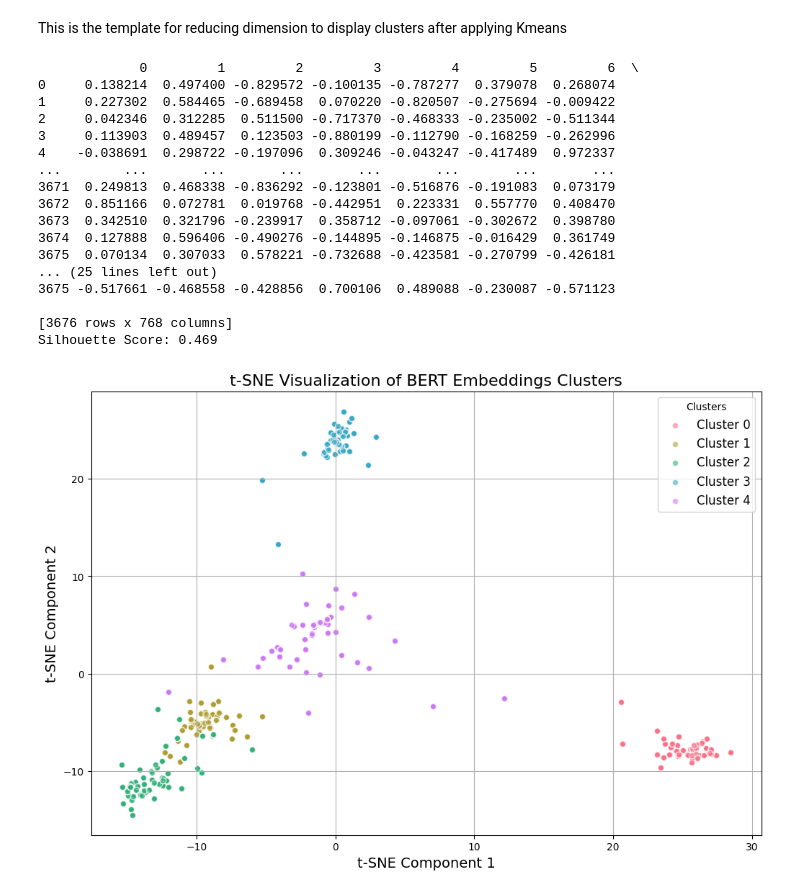
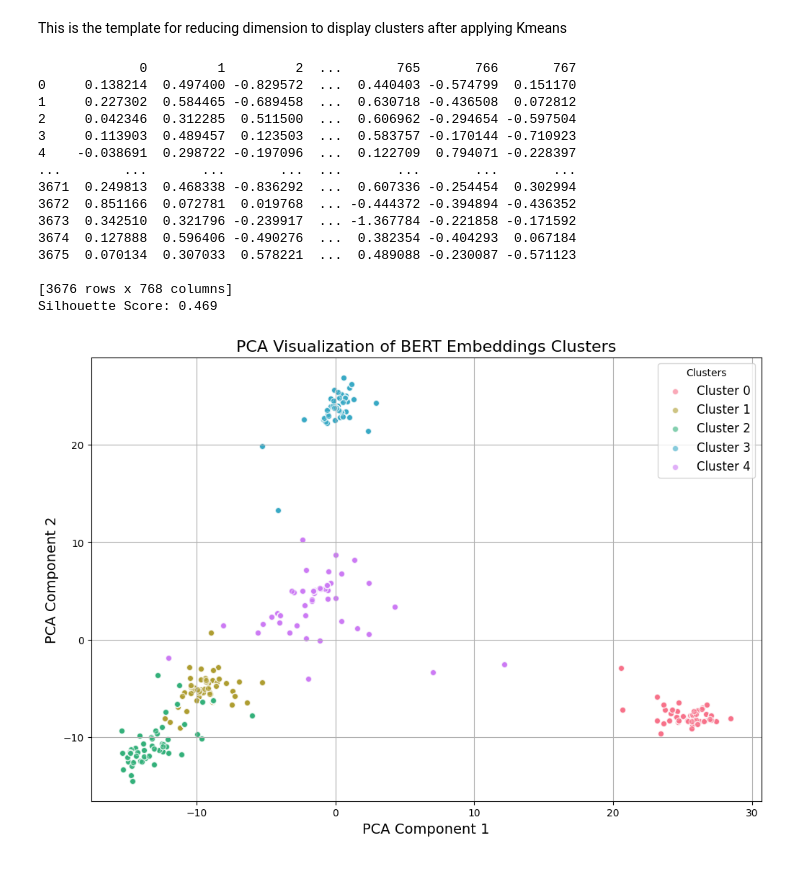
Before and after one commit to kynestic/CPC-Analysis-Project, a Jupyter notebook: notebooks/3.classification/clustering.ipynb, the cells around one changed output. Drawn from its saved outputs; the diff is of its cells as text; code cells hidden in the pictures.

```diff
--- a/notebooks/3.classification/clustering.ipynb
+++ b/notebooks/3.classification/clustering.ipynb
@@ -29,53 +29,51 @@ print(f'Silhouette Score: {silhouette_avg:.3f}')
 
 # Add cluster labels to the original DataFrame
 
-# Dimensionality reduction for visualization using t-SNE
+# Dimensionality reduction for visualization using PCA
 pca = PCA(n_components=2, random_state=42)
 pca_results = pca.fit_transform(df)
 
 # Create a DataFrame for t-SNE results
 pca_df = pd.DataFrame(pca_results, columns=['Component 1', 'Component 2'])
 pca_df['Cluster'] = model.labels_
 
 # Create a color palette
 palette = sns.color_palette("husl", n_clusters)  # Generates a palette with distinct colors
 
 # Create a scatter plot with different colors for each cluster
 plt.figure(figsize=(12, 8))
 for cluster in range(n_clusters):
     subset = pca_df[pca_df['Cluster'] == cluster]
     plt.scatter(subset['Component 1'], subset['Component 2'],
                 label=f'Cluster {cluster}',
                 color=palette[cluster],  # Unique color for each cluster
                 alpha=0.6,
                 edgecolor='w')  # Optional: white edge color for better visibility
 
 # Customize the plot
-plt.title('t-SNE Visualization of BERT Embeddings Clusters', fontsize=16)
-plt.xlabel('t-SNE Component 1', fontsize=14)
-plt.ylabel('t-SNE Component 2', fontsize=14)
+plt.title('PCA Visualization of BERT Embeddings Clusters', fontsize=16)
+plt.xlabel('PCA Component 1', fontsize=14)
+plt.ylabel('PCA Component 2', fontsize=14)
 plt.legend(title='Clusters', fontsize=12)
 plt.grid(True)
 plt.show()
 # %% [output]
-             0         1         2         3         4         5         6  \
-0     0.138214  0.497400 -0.829572 -0.100135 -0.787277  0.379078  0.268074
-1     0.227302  0.584465 -0.689458  0.070220 -0.820507 -0.275694 -0.009422
-2     0.042346  0.312285  0.511500 -0.717370 -0.468333 -0.235002 -0.511344
-3     0.113903  0.489457  0.123503 -0.880199 -0.112790 -0.168259 -0.262996
-4    -0.038691  0.298722 -0.197096  0.309246 -0.043247 -0.417489  0.972337
-...        ...       ...       ...       ...       ...       ...       ...
-3671  0.249813  0.468338 -0.836292 -0.123801 -0.516876 -0.191083  0.073179
-3672  0.851166  0.072781  0.019768 -0.442951  0.223331  0.557770  0.408470
-3673  0.342510  0.321796 -0.239917  0.358712 -0.097061 -0.302672  0.398780
-3674  0.127888  0.596406 -0.490276 -0.144895 -0.146875 -0.016429  0.361749
-3675  0.070134  0.307033  0.578221 -0.732688 -0.423581 -0.270799 -0.426181
-... (25 lines left out)
-3675 -0.517661 -0.468558 -0.428856  0.700106  0.489088 -0.230087 -0.571123
+             0         1         2  ...       765       766       767
+0     0.138214  0.497400 -0.829572  ...  0.440403 -0.574799  0.151170
+1     0.227302  0.584465 -0.689458  ...  0.630718 -0.436508  0.072812
+2     0.042346  0.312285  0.511500  ...  0.606962 -0.294654 -0.597504
+3     0.113903  0.489457  0.123503  ...  0.583757 -0.170144 -0.710923
+4    -0.038691  0.298722 -0.197096  ...  0.122709  0.794071 -0.228397
+...        ...       ...       ...  ...       ...       ...       ...
+3671  0.249813  0.468338 -0.836292  ...  0.607336 -0.254454  0.302994
+3672  0.851166  0.072781  0.019768  ... -0.444372 -0.394894 -0.436352
+3673  0.342510  0.321796 -0.239917  ... -1.367784 -0.221858 -0.171592
+3674  0.127888  0.596406 -0.490276  ...  0.382354 -0.404293  0.067184
+3675  0.070134  0.307033  0.578221  ...  0.489088 -0.230087 -0.571123
 
 [3676 rows x 768 columns]
 Silhouette Score: 0.469
-[figure, old version]
+[figure, new version]
 # %%
 #template for visualization
 from sklearn.preprocessing import StandardScaler
```
Also changed, not shown: parts of 1 cell of this notebook.
